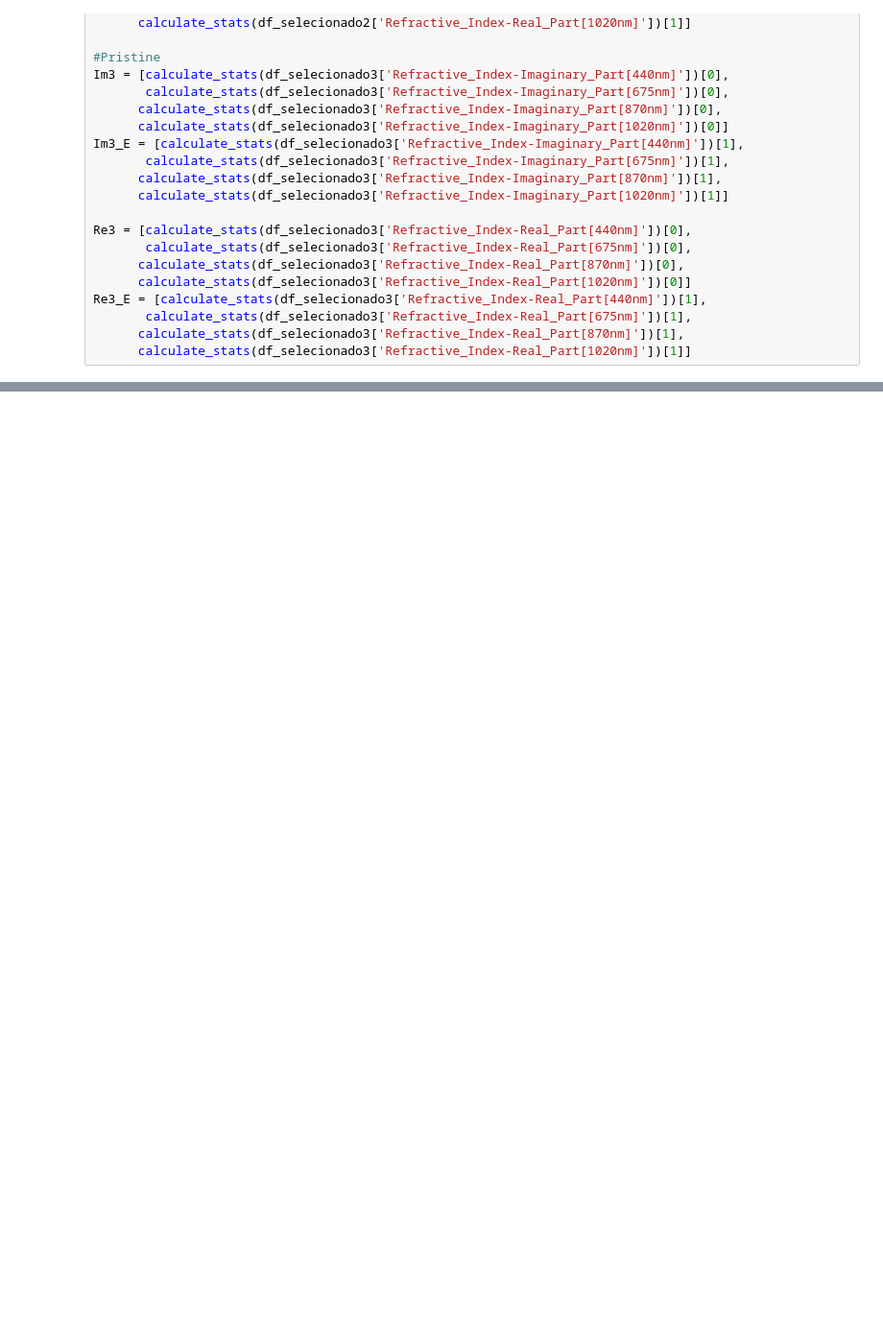
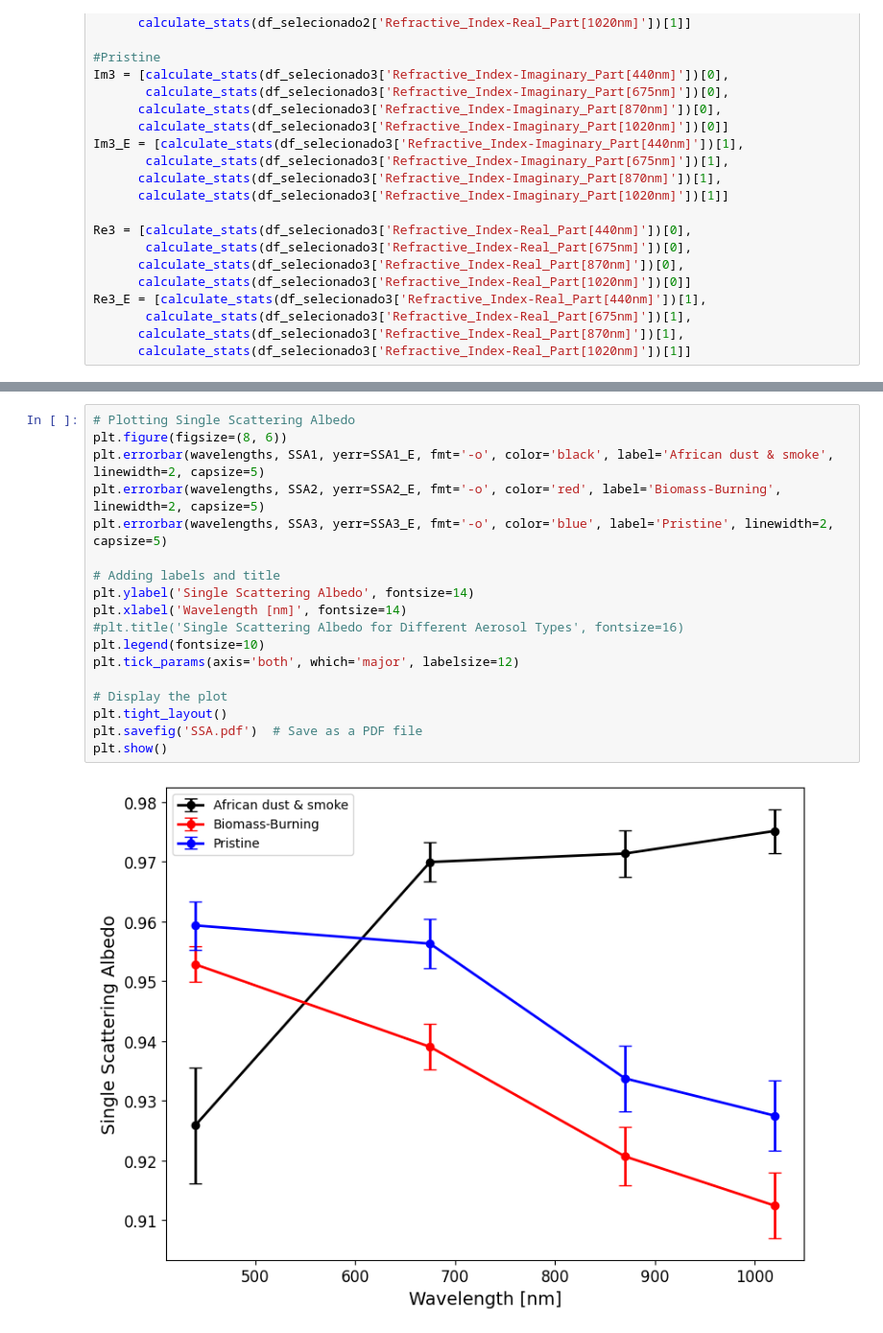
Before and after one commit to marcomac27/paper_AERONET_RI, a Jupyter notebook: Avaliacao_propriedades_AERONET.ipynb, the cells around one changed output, grey strips where cells are left out. Shown: that part at 96% size. Cells and saved outputs as stored; diff of their text form; blank space fills up the shorter version.

```diff
--- a/Avaliacao_propriedades_AERONET.ipynb
+++ b/Avaliacao_propriedades_AERONET.ipynb
@@ -294,0 +374,20 @@ plt.show()
+# %%
+# Plotting Single Scattering Albedo
+plt.figure(figsize=(8, 6))
+plt.errorbar(wavelengths, SSA1, yerr=SSA1_E, fmt='-o', color='black', label='African dust & smoke', linewidth=2, capsize=5)
+plt.errorbar(wavelengths, SSA2, yerr=SSA2_E, fmt='-o', color='red', label='Biomass-Burning', linewidth=2, capsize=5)
+plt.errorbar(wavelengths, SSA3, yerr=SSA3_E, fmt='-o', color='blue', label='Pristine', linewidth=2, capsize=5)
+
+# Adding labels and title
+plt.ylabel('Single Scattering Albedo', fontsize=14)
+plt.xlabel('Wavelength [nm]', fontsize=14)
+#plt.title('Single Scattering Albedo for Different Aerosol Types', fontsize=16)
+plt.legend(fontsize=10)
+plt.tick_params(axis='both', which='major', labelsize=12)
+
+# Display the plot
+plt.tight_layout()
+plt.savefig('SSA.pdf')  # Save as a PDF file
+plt.show()
+# %% [output]
+[figure, added]
```
Also changed, not shown: parts of 14 cells of this notebook.
